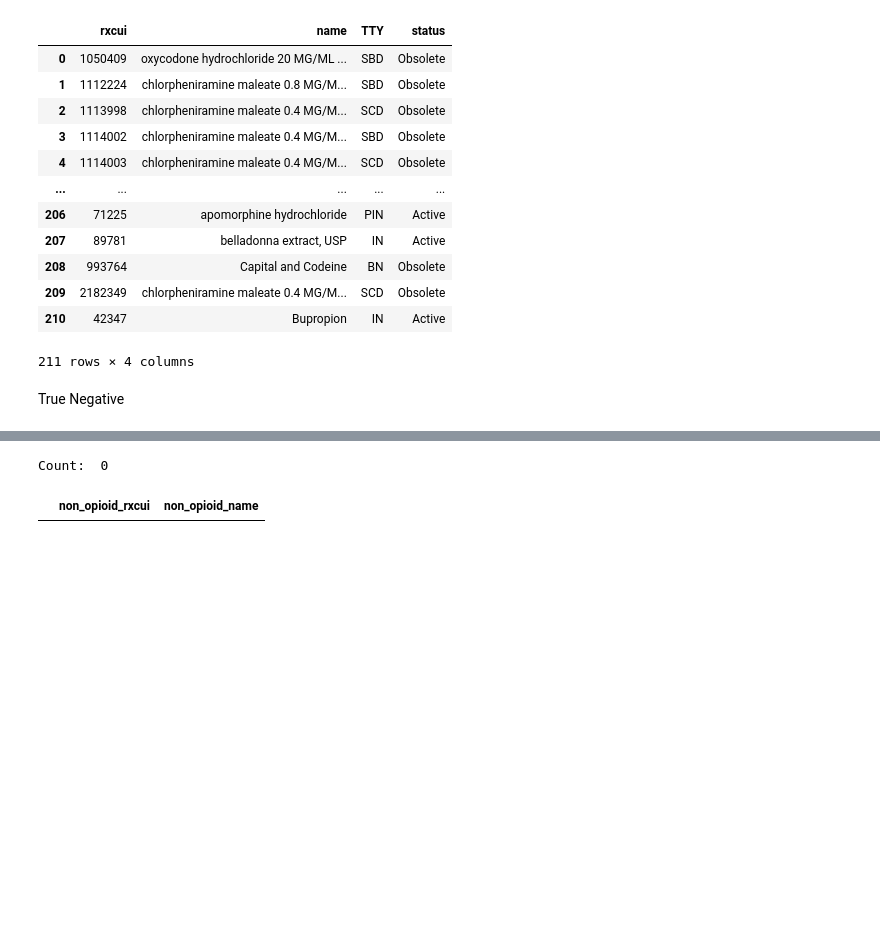
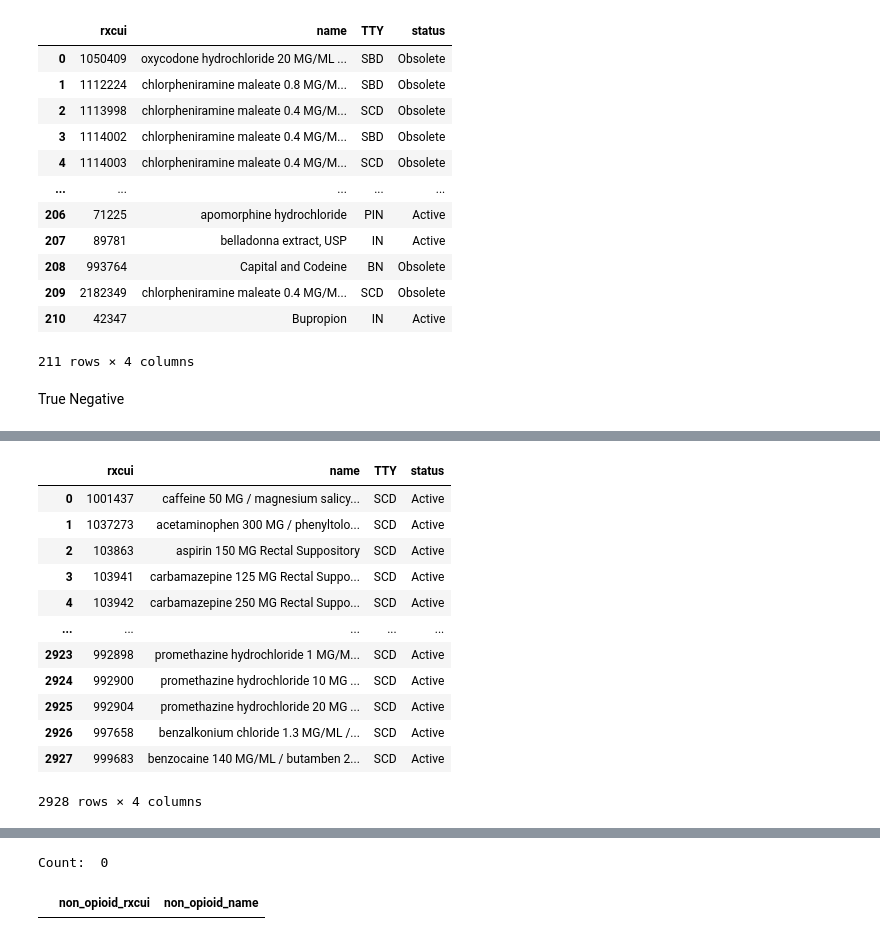
Before and after one commit to danielhmendoza01/Automatic_Code_Sets, a Jupyter notebook: Opioid/Opioid_Query.ipynb, the cells around one changed output, grey strips where cells are left out. Drawn from its saved outputs; the diff is of its cells as text; code cells hidden in the pictures; blank space fills up the shorter version.

```diff
--- a/Opioid/Opioid_Query.ipynb
+++ b/Opioid/Opioid_Query.ipynb
@@ -312,0 +310,19 @@ df_non
+# %%
+df_non = df_non.rename(columns={"Code": "rxcui", "Description": "name"})
+non_status = df_non.merge(df_status, on='rxcui')
+non_status = non_status[['rxcui', 'name','TTY', 'status']]
+non_status
+# %% [output]
+|  | rxcui | name | TTY | status |
+| 0 | 1001437 | caffeine 50 MG / magnesium salicy... | SCD | Active |
+| 1 | 1037273 | acetaminophen 300 MG / phenyltolo... | SCD | Active |
+| 2 | 103863 | aspirin 150 MG Rectal Suppository | SCD | Active |
+| 3 | 103941 | carbamazepine 125 MG Rectal Suppo... | SCD | Active |
+| 4 | 103942 | carbamazepine 250 MG Rectal Suppo... | SCD | Active |
+| ... | ... | ... | ... | ... |
+| 2923 | 992898 | promethazine hydrochloride 1 MG/M... | SCD | Active |
+| 2924 | 992900 | promethazine hydrochloride 10 MG ... | SCD | Active |
+| 2925 | 992904 | promethazine hydrochloride 20 MG ... | SCD | Active |
+| 2926 | 997658 | benzalkonium chloride 1.3 MG/ML /... | SCD | Active |
+| 2927 | 999683 | benzocaine 140 MG/ML / butamben 2... | SCD | Active |
+2928 rows × 4 columns
```
Also changed, not shown: parts of 18 cells of this notebook, 1 other file.
